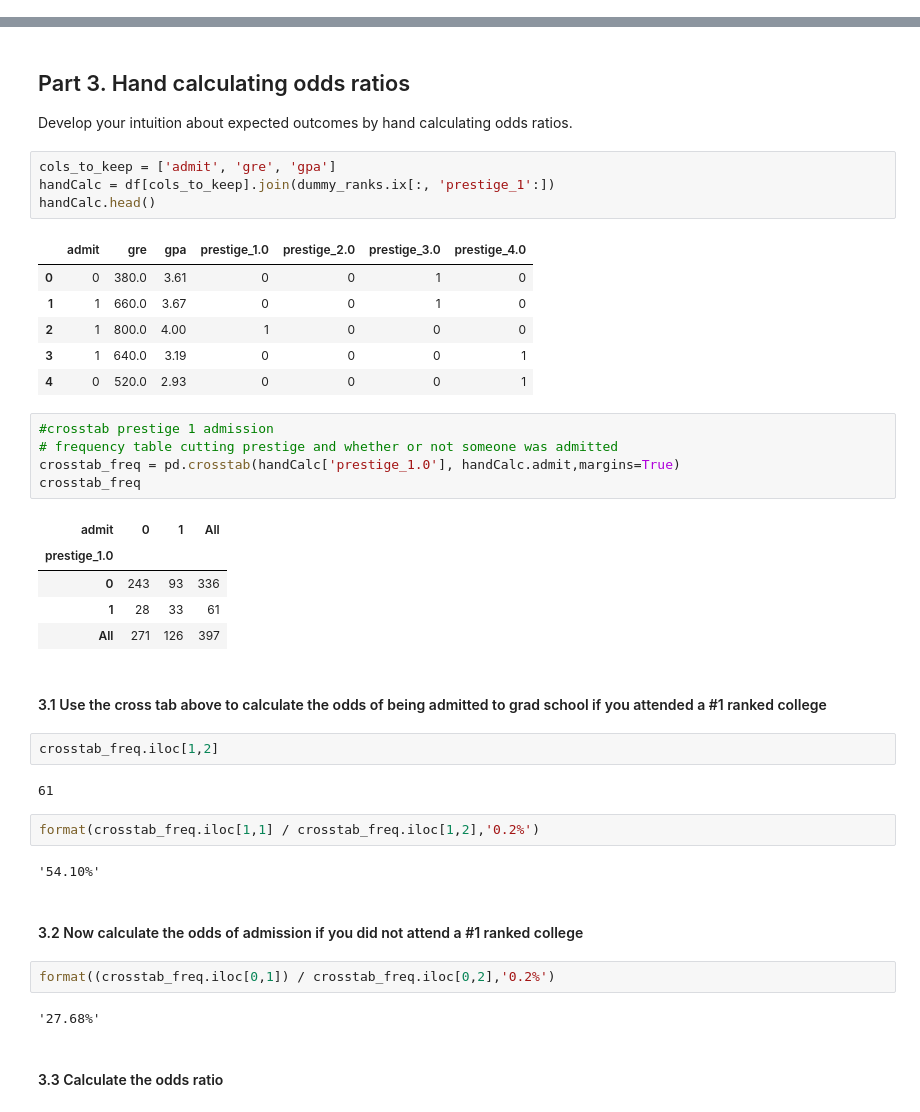
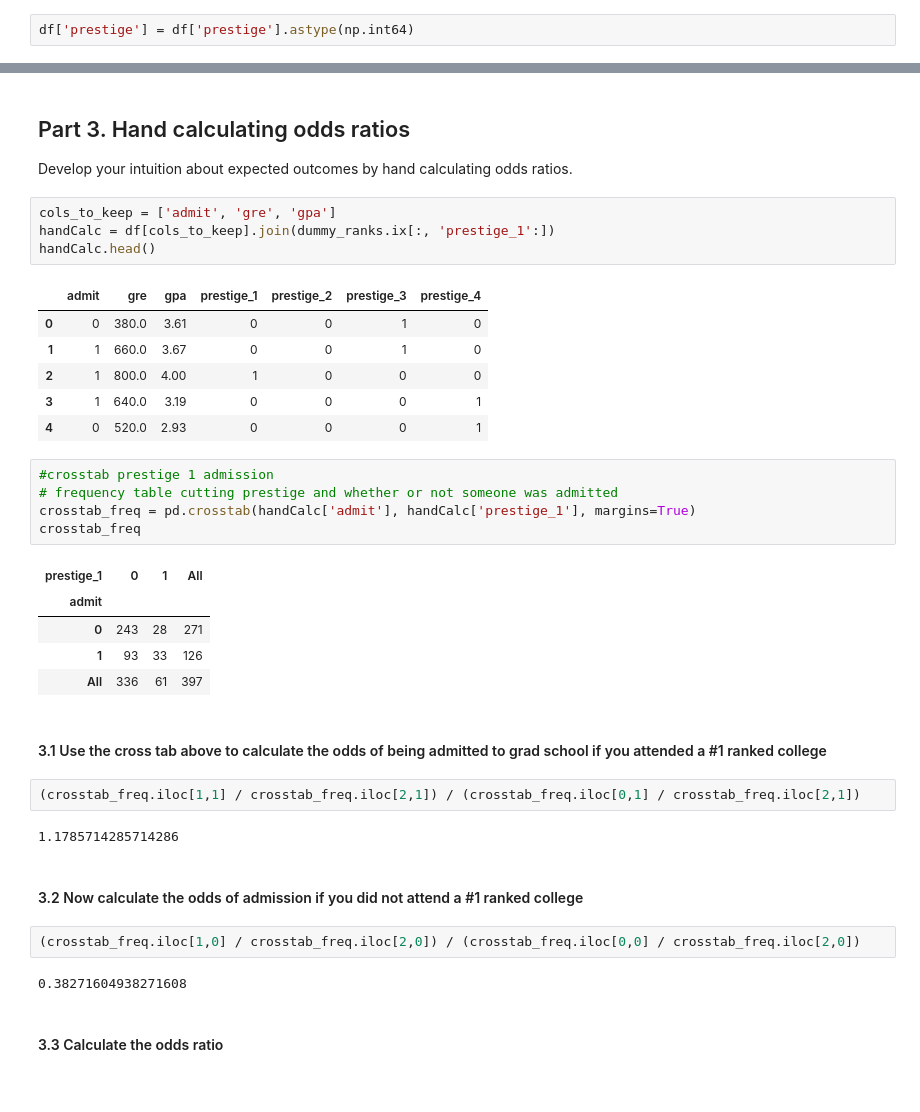
Before and after one commit to DVD0099/dat-homework, a Jupyter notebook: Project3-DevSingh.ipynb, the cells around one changed output, grey strips where cells are left out. Cells and saved outputs as stored; diff of their text form.

```diff
--- a/Project3-DevSingh.ipynb
+++ b/Project3-DevSingh.ipynb
@@ -23,0 +36,2 @@ print(df.head())
+# %%
+df['prestige'] = df['prestige'].astype(np.int64)
@@ -67,7 +111,7 @@ cols_to_keep = ['admit', 'gre', 'gpa']
 handCalc = df[cols_to_keep].join(dummy_ranks.ix[:, 'prestige_1':])
 handCalc.head()
 # %% [output]
-|  | admit | gre | gpa | prestige_1.0 | prestige_2.0 | prestige_3.0 | prestige_4.0 |
+|  | admit | gre | gpa | prestige_1 | prestige_2 | prestige_3 | prestige_4 |
 | 0 | 0 | 380.0 | 3.61 | 0 | 0 | 1 | 0 |
 | 1 | 1 | 660.0 | 3.67 | 0 | 0 | 1 | 0 |
 | 2 | 1 | 800.0 | 4.00 | 1 | 0 | 0 | 0 |
@@ -76,29 +120,25 @@ handCalc.head()
 # %%
 #crosstab prestige 1 admission
 # frequency table cutting prestige and whether or not someone was admitted
-crosstab_freq = pd.crosstab(handCalc['prestige_1.0'], handCalc.admit,margins=True)
+crosstab_freq = pd.crosstab(handCalc['admit'], handCalc['prestige_1'], margins=True)
 crosstab_freq
 # %% [output]
-| admit | 0 | 1 | All |
-| prestige_1.0 |  |  |  |
-| 0 | 243 | 93 | 336 |
-| 1 | 28 | 33 | 61 |
-| All | 271 | 126 | 397 |
+| prestige_1 | 0 | 1 | All |
+| admit |  |  |  |
+| 0 | 243 | 28 | 271 |
+| 1 | 93 | 33 | 126 |
+| All | 336 | 61 | 397 |
 # %% [markdown]
 #### 3.1 Use the cross tab above to calculate the odds of being admitted to grad school if you attended a #1 ranked college
-# %%
-crosstab_freq.iloc[1,2]
-# %% [output]
-61
 # %%
-format(crosstab_freq.iloc[1,1] / crosstab_freq.iloc[1,2],'0.2%')
+(crosstab_freq.iloc[1,1] / crosstab_freq.iloc[2,1]) / (crosstab_freq.iloc[0,1] / crosstab_freq.iloc[2,1])
 # %% [output]
-'54.10%'
+1.1785714285714286
 # %% [markdown]
 #### 3.2 Now calculate the odds of admission if you did not attend a #1 ranked college
 # %%
-format((crosstab_freq.iloc[0,1]) / crosstab_freq.iloc[0,2],'0.2%')
+(crosstab_freq.iloc[1,0] / crosstab_freq.iloc[2,0]) / (crosstab_freq.iloc[0,0] / crosstab_freq.iloc[2,0])
 # %% [output]
-'27.68%'
+0.38271604938271608
 # %% [markdown]
 #### 3.3 Calculate the odds ratio
```
Also changed, not shown: parts of 30 cells of this notebook.
